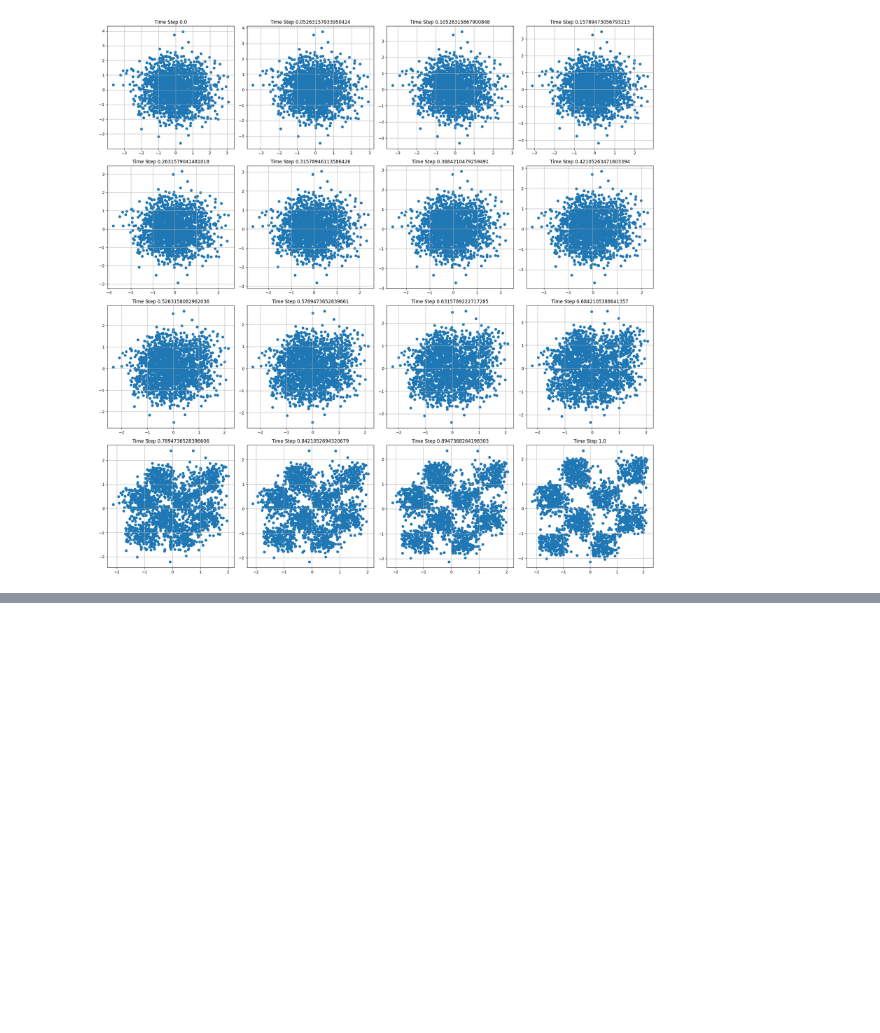
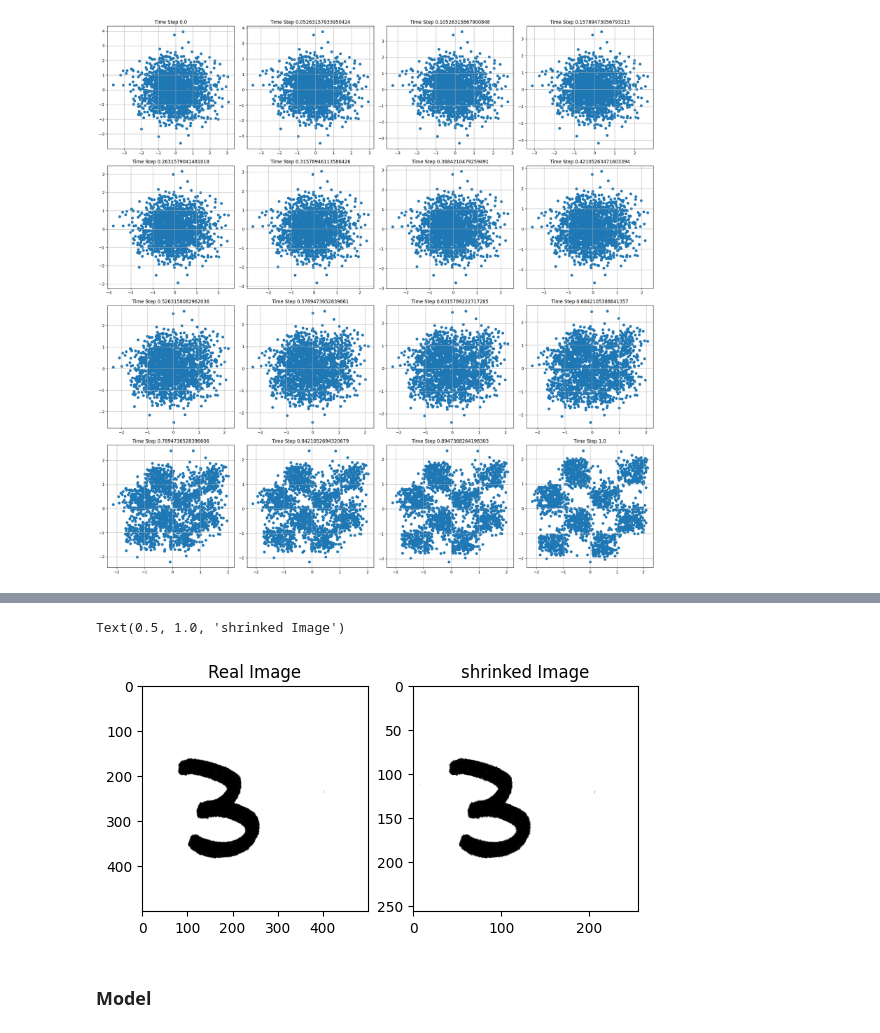
Before and after one commit to arafatshovon/flow-matching-and-llm, a Jupyter notebook: notebooks/Flow_Matching.ipynb, the cells around one changed output, grey strips where cells are left out. Drawn from its saved outputs; the diff is of its cells as text; code cells hidden in the pictures; blank space fills up the shorter version.

```diff
--- a/notebooks/Flow_Matching.ipynb
+++ b/notebooks/Flow_Matching.ipynb
@@ -207,0 +223,16 @@ plt.imshow(sample, cmap='gray')
+# %%
+index = np.random.randint(0, data.shape[0])
+img = cv2.resize(data[index], (256, 256), cv2.INTER_LINEAR)
+
+plt.subplot(1,2,1)
+plt.imshow(data[index], cmap='gray')
+plt.title("Real Image")
+
+plt.subplot(1,2,2)
+plt.imshow(img, cmap='gray')
+plt.title("shrinked Image")
+# %% [output]
+Text(0.5, 1.0, 'shrinked Image')
+[figure, added]
+# %% [markdown]
+### Model
```
Also changed, not shown: parts of 14 cells of this notebook, 1 other file.
